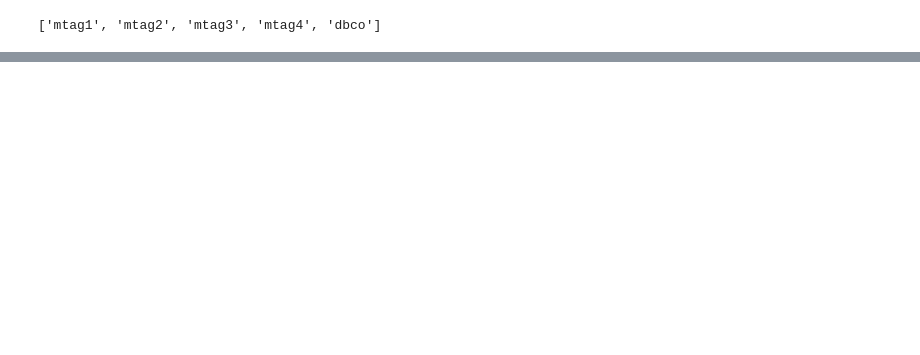
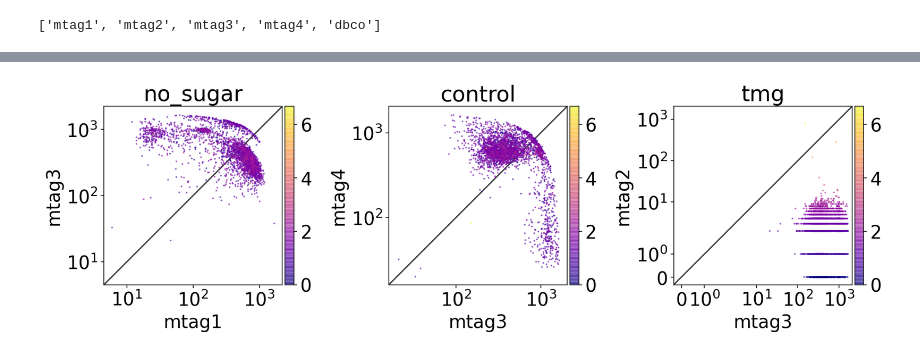
Before and after one commit to sbooeshaghi/azucar, a Jupyter notebook: analysis/293T/obs4/assign.ipynb, the cells around one changed output, grey strips where cells are left out. Cells and saved outputs as stored; diff of their text form; code cells hidden in the pictures; blank space fills up the shorter version.

```diff
--- a/analysis/293T/obs4/assign.ipynb
+++ b/analysis/293T/obs4/assign.ipynb
@@ -1992,0 +2036,33 @@ genes
+# %%
+# obs4
+fig, axs = plt.subplots(figsize=(15, 5), ncols=3)#, constrained_layout=True)
+fig.subplots_adjust(wspace=0.5)
+for idx, (condition, (tag1, tag2)) in enumerate(markers.items()):
+  ax = axs[idx]
+
+  i, j = np.where(np.array(genes) == tag1)[0][0], np.where(np.array(genes) == tag2)[0][0]
+  x, y = mtx_ipf[:,i], mtx_ipf[:,j]
+
+  c = np.log1p(mtx_ipf[:,np.where(np.array(genes) == "mtag2")[0][0]])
+
+  argsort = np.argsort(c)
+  x = x[argsort]
+  y = y[argsort]
+  c = c[argsort]
+
+  im = ax.scatter(x,y, s = 1, alpha = 0.5, c=c, cmap="plasma")
+  divider = make_axes_locatable(ax)
+  cax = divider.append_axes('right', size='5%', pad=0.04)
+  fig.colorbar(im, cax=cax, orientation='vertical')
+  ax.set(**{
+      "xlabel": tag1,
+      "ylabel": tag2,
+      "title": condition,
+      "xscale": "symlog",
+      "yscale": "symlog"
+  })
+  yex(ax)
+
+fig.show()
+# %% [output]
+[figure, added]
```
Also changed, not shown: parts of 15 cells of this notebook.
